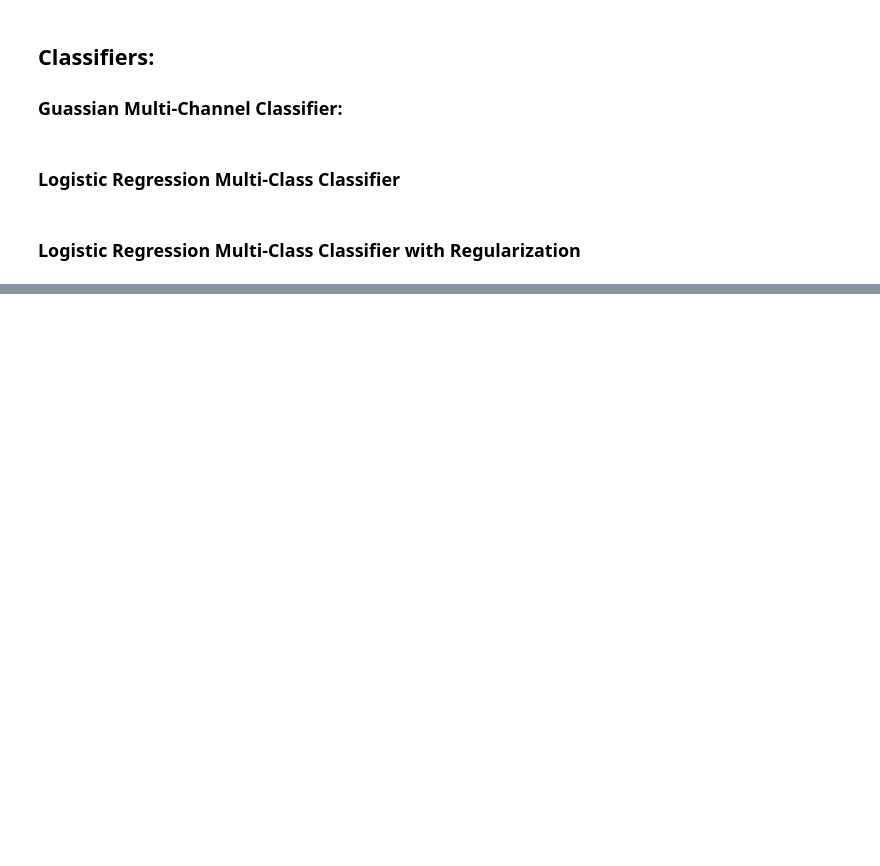
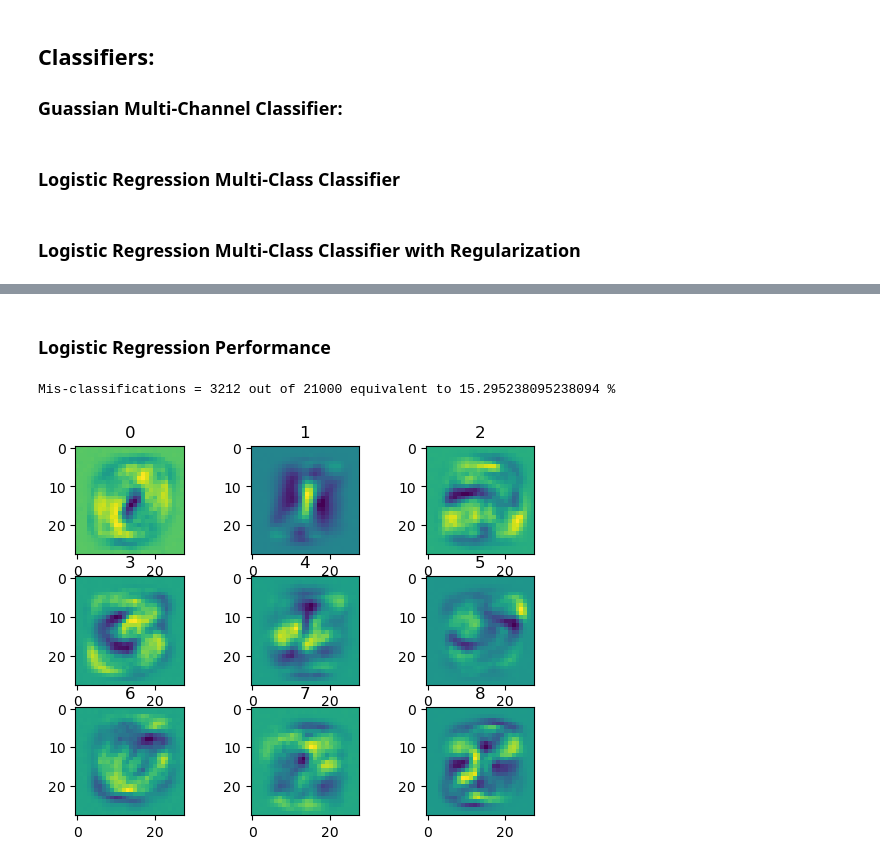
Before and after one commit to brandonegg/MNIST-classification, a Jupyter notebook: Phase2/Phase2.ipynb, the cells around one changed output, grey strips where cells are left out. Drawn from its saved outputs; the diff is of its cells as text; code cells hidden in the pictures; blank space fills up the shorter version.

```diff
--- a/Phase2/Phase2.ipynb
+++ b/Phase2/Phase2.ipynb
@@ -287,0 +305,10 @@ Mis-classifications = 124 out of 13105 equivalent to 0.9462037390309042 %
+# %% [markdown]
+### Logistic Regression Performance
+# %%
+
+A = logisticRegressionMultiClassClassifier(X_train, y_train, 100)
+result = testLinearMCClassifier(A, X_test, y_test, True)
+fig, axs = graphClassifier(A)
+# %% [output]
+Mis-classifications = 3212 out of 21000 equivalent to 15.295238095238094 %
+[figure, added]
```
Also changed, not shown: parts of 9 cells of this notebook.
